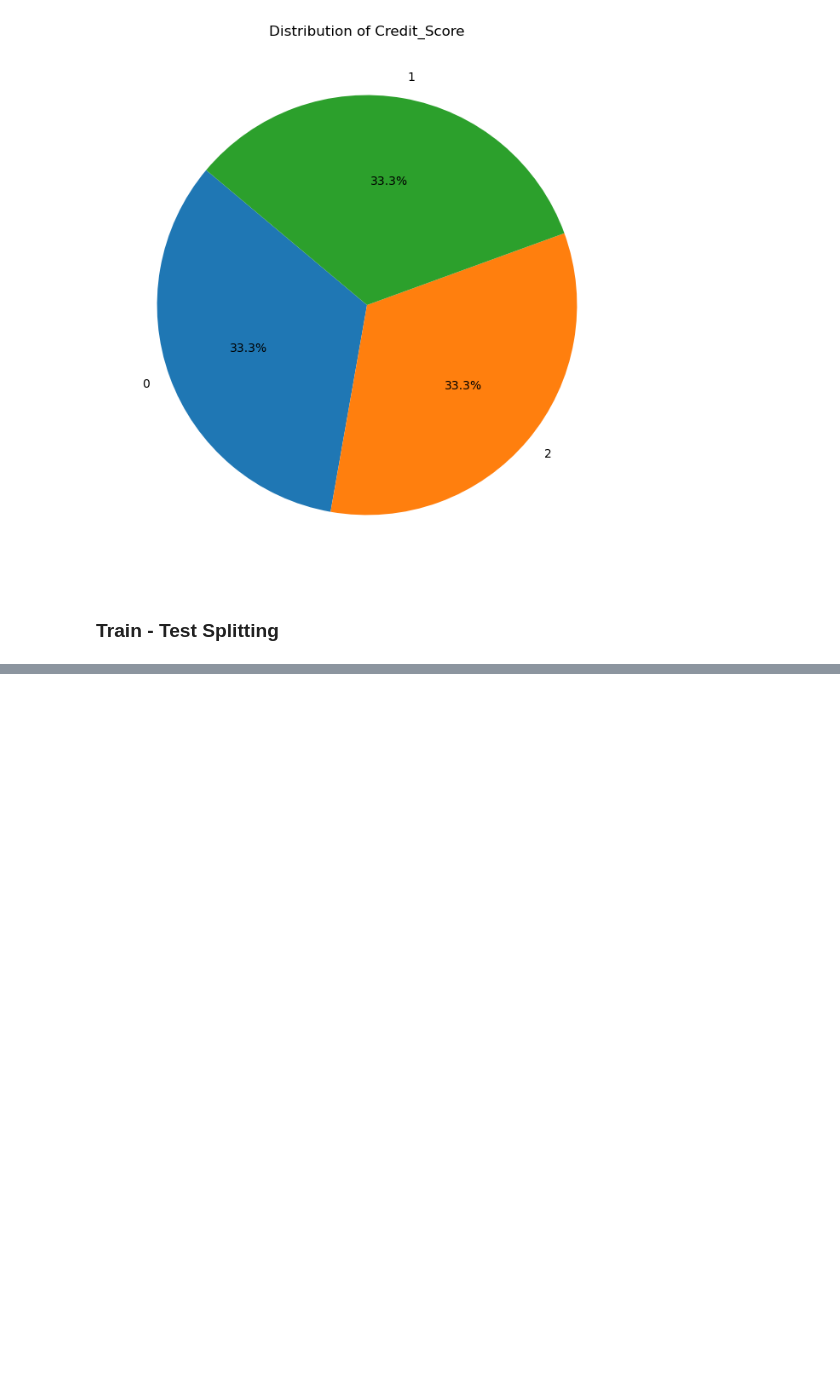
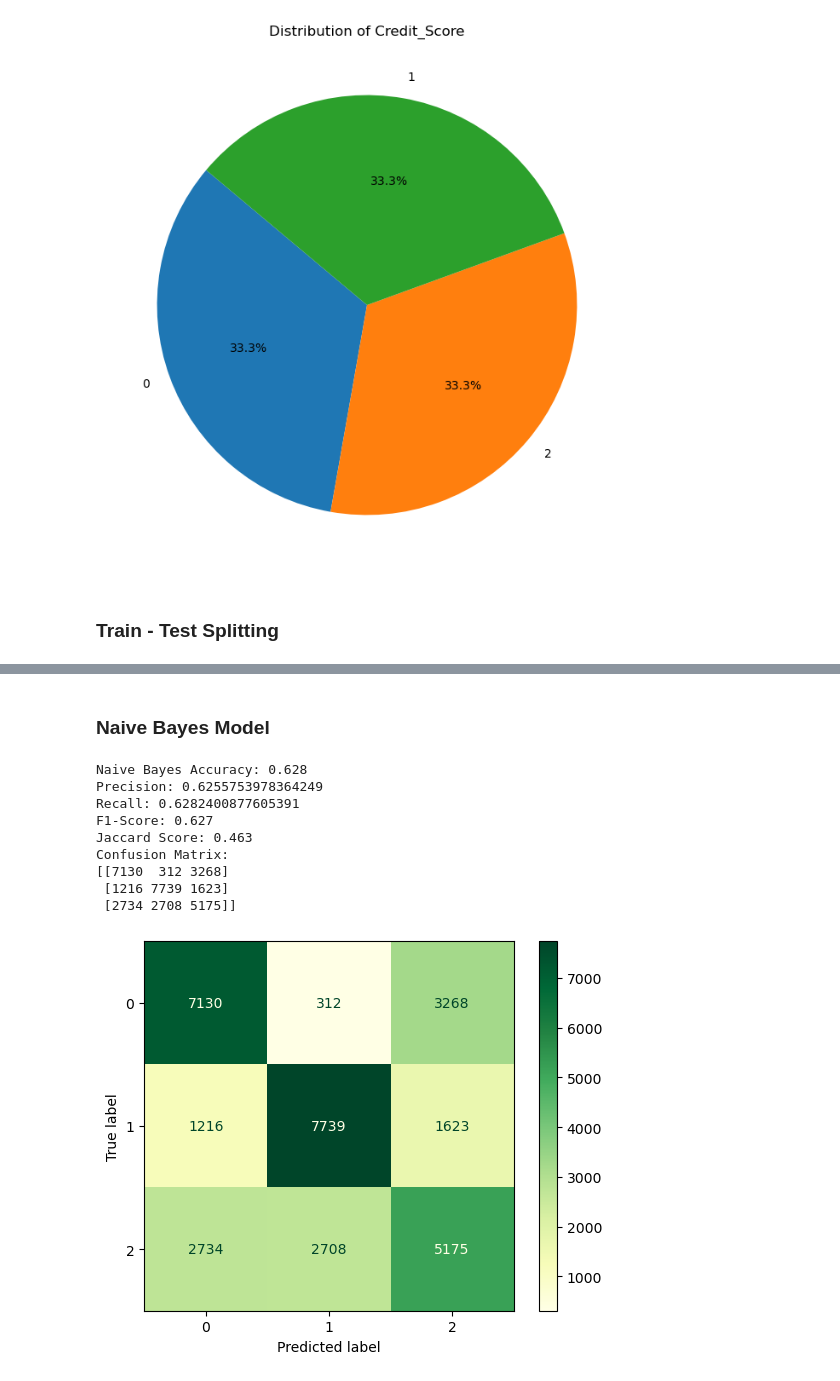
Before and after one commit to RumeysaHilal/Credit_Score_Prediction_Project, a Jupyter notebook: project_all.ipynb, the cells around one changed output, grey strips where cells are left out. Drawn from its saved outputs; the diff is of its cells as text; code cells hidden in the pictures; blank space fills up the shorter version.

```diff
--- a/project_all.ipynb
+++ b/project_all.ipynb
@@ -85,0 +132,15 @@ X_train, X_test, y_train, y_test = train_test_split(X_resampled, y_resampled, te
+# %% [markdown]
+### Naive Bayes Model
+# %%
+model_func.train_naive_bayes(X_train, X_test, y_train, y_test)
+# %% [output]
+Naive Bayes Accuracy: 0.628
+Precision: 0.6255753978364249
+Recall: 0.6282400877605391
+F1-Score: 0.627
+Jaccard Score: 0.463
+Confusion Matrix:
+[[7130  312 3268]
+ [1216 7739 1623]
+ [2734 2708 5175]]
+[figure, added]
```
Also changed, not shown: parts of 11 cells of this notebook, 3 other files.
